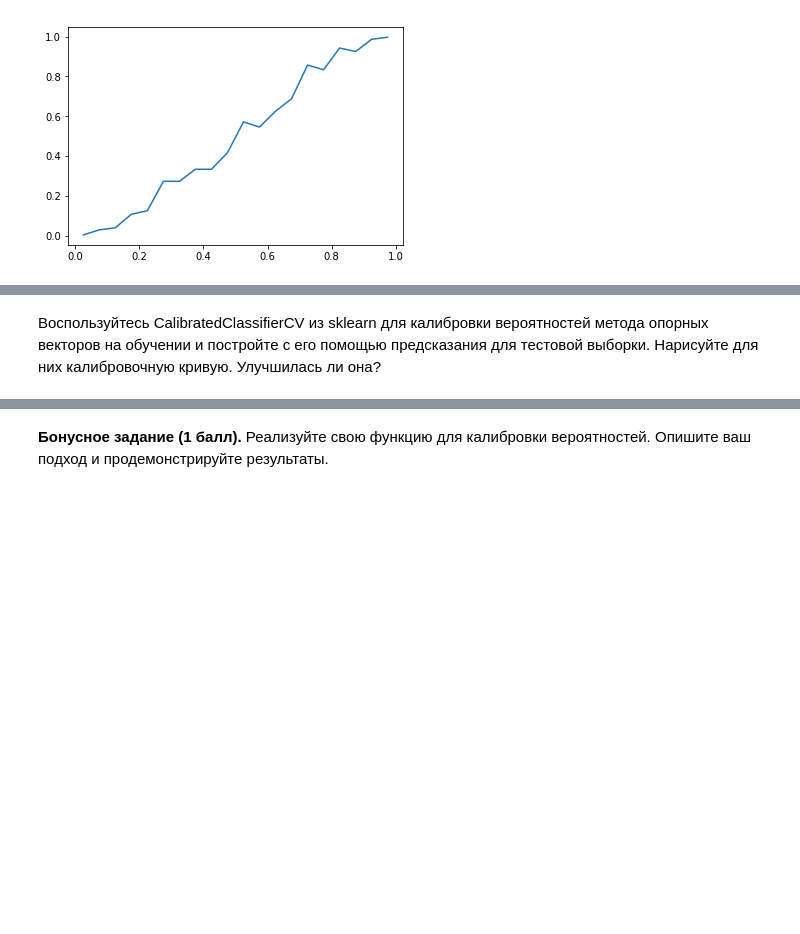
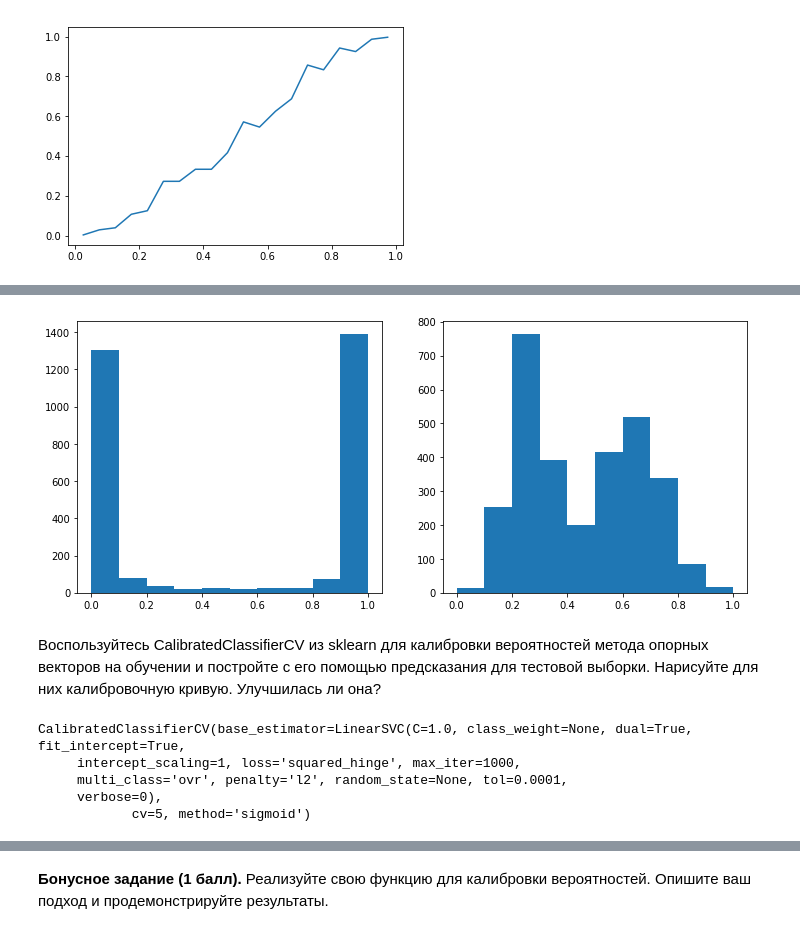
Before and after one commit to Mikhail-off/ML2018, a Jupyter notebook: HW4/homework-practice-04.ipynb, the cells around one changed output, grey strips where cells are left out. Drawn from its saved outputs; the diff is of its cells as text; code cells hidden in the pictures; blank space fills up the shorter version.

```diff
--- a/HW4/homework-practice-04.ipynb
+++ b/HW4/homework-practice-04.ipynb
@@ -183,6 +183,7 @@ from sklearn.linear_model import LogisticRegression
 # %%
 log = LogisticRegression().fit(x_train, y_train)
 # %%
-plot_calibration_curve(y_test, log.predict_proba(x_test)[:, 1])
+log_pred = log.predict_proba(x_test)[:, 1]
+plot_calibration_curve(y_test, log_pred)
 # %% [output]
 [figure]
@@ -191,2 +199,10 @@ svc = LinearSVC().fit(x_train, y_train)
+# %%
+f, (ax1, ax2) = plt.subplots(1, 2, figsize=(12, 5))
+ax1.hist(log_pred)
+ax1.set_label('LogReg distribution probas')
+ax2.hist(svc_pred)
+ax2.set_label('LinearSVC distribution probas')
+# %% [output]
+[figure, added]
 # %% [markdown]
 Воспользуйтесь CalibratedClassifierCV из sklearn для калибровки вероятностей метода опорных векторов на обучении и постройте с его помощью предсказания для тестовой выборки. Нарисуйте для них калибровочную кривую. Улучшилась ли она?
@@ -194,0 +211,9 @@ svc = LinearSVC().fit(x_train, y_train)
+# %%
+calibrator = CalibratedClassifierCV(base_estimator=svc, cv=5)
+calibrator.fit(x_train, y_train)
+# %% [output]
+CalibratedClassifierCV(base_estimator=LinearSVC(C=1.0, class_weight=None, dual=True, fit_intercept=True,
+     intercept_scaling=1, loss='squared_hinge', max_iter=1000,
+     multi_class='ovr', penalty='l2', random_state=None, tol=0.0001,
+     verbose=0),
+            cv=5, method='sigmoid')
```
Also changed, not shown: parts of 9 cells of this notebook.
